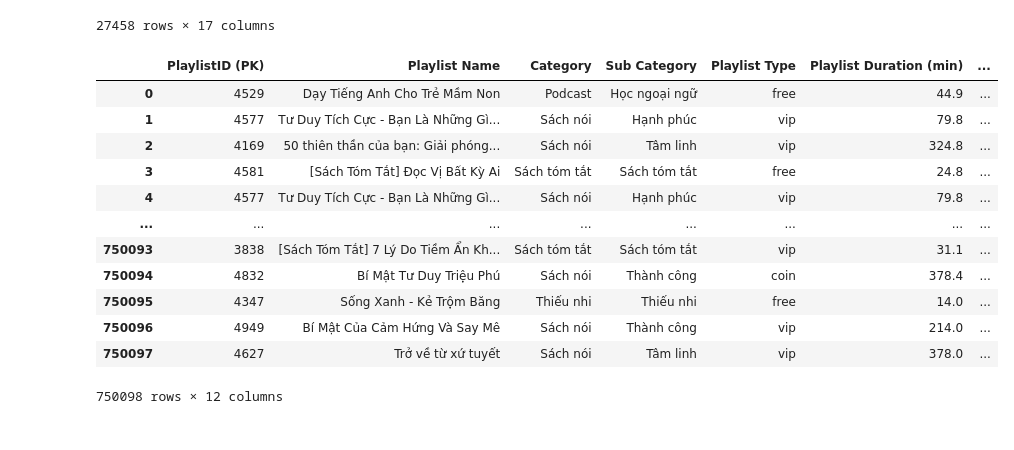
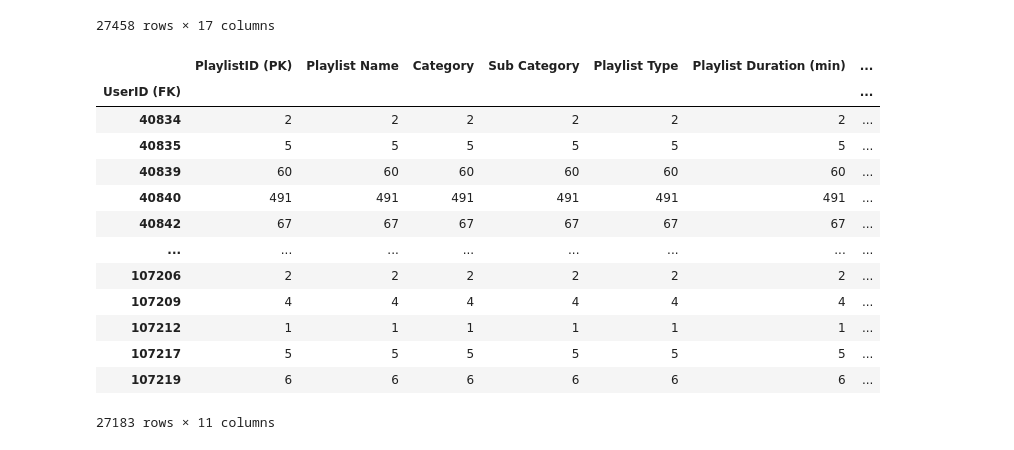
Before and after one commit to nhduong2803/Datacracy_scala_hackathon, a Jupyter notebook: EDA/invidual_EDA/thao_le.ipynb, the cells around one changed output. Drawn from its saved outputs; the diff is of its cells as text; code cells hidden in the pictures.

```diff
--- a/EDA/invidual_EDA/thao_le.ipynb
+++ b/EDA/invidual_EDA/thao_le.ipynb
@@ -210,18 +210,19 @@ user_process_2
 27458 rows × 17 columns
 # %%
 # tao bảng user số lượng nghe, thời gian nghe
-listening.groupby
+listening.groupby('UserID (FK)').count()
 # %% [output]
 |  | PlaylistID (PK) | Playlist Name | Category | Sub Category | Playlist Type | Playlist Duration (min) | ... |
-| 0 | 4529 | Dạy Tiếng Anh Cho Trẻ Mầm Non | Podcast | Học ngoại ngữ | free | 44.9 | ... |
-| 1 | 4577 | Tư Duy Tích Cực - Bạn Là Những Gì... | Sách nói | Hạnh phúc | vip | 79.8 | ... |
-| 2 | 4169 | 50 thiên thần của bạn: Giải phóng... | Sách nói | Tâm linh | vip | 324.8 | ... |
-| 3 | 4581 | [Sách Tóm Tắt] Đọc Vị Bất Kỳ Ai | Sách tóm tắt | Sách tóm tắt | free | 24.8 | ... |
-| 4 | 4577 | Tư Duy Tích Cực - Bạn Là Những Gì... | Sách nói | Hạnh phúc | vip | 79.8 | ... |
+| UserID (FK) |  |  |  |  |  |  | ... |
+| 40834 | 2 | 2 | 2 | 2 | 2 | 2 | ... |
+| 40835 | 5 | 5 | 5 | 5 | 5 | 5 | ... |
+| 40839 | 60 | 60 | 60 | 60 | 60 | 60 | ... |
+| 40840 | 491 | 491 | 491 | 491 | 491 | 491 | ... |
+| 40842 | 67 | 67 | 67 | 67 | 67 | 67 | ... |
 | ... | ... | ... | ... | ... | ... | ... | ... |
-| 750093 | 3838 | [Sách Tóm Tắt] 7 Lý Do Tiềm Ẩn Kh... | Sách tóm tắt | Sách tóm tắt | vip | 31.1 | ... |
-| 750094 | 4832 | Bí Mật Tư Duy Triệu Phú | Sách nói | Thành công | coin | 378.4 | ... |
-| 750095 | 4347 | Sống Xanh - Kẻ Trộm Băng | Thiếu nhi | Thiếu nhi | free | 14.0 | ... |
-| 750096 | 4949 | Bí Mật Của Cảm Hứng Và Say Mê | Sách nói | Thành công | vip | 214.0 | ... |
-| 750097 | 4627 | Trở về từ xứ tuyết | Sách nói | Tâm linh | vip | 378.0 | ... |
+| 107206 | 2 | 2 | 2 | 2 | 2 | 2 | ... |
+| 107209 | 4 | 4 | 4 | 4 | 4 | 4 | ... |
+| 107212 | 1 | 1 | 1 | 1 | 1 | 1 | ... |
+| 107217 | 5 | 5 | 5 | 5 | 5 | 5 | ... |
+| 107219 | 6 | 6 | 6 | 6 | 6 | 6 | ... |
-750098 rows × 12 columns
+27183 rows × 11 columns
```
